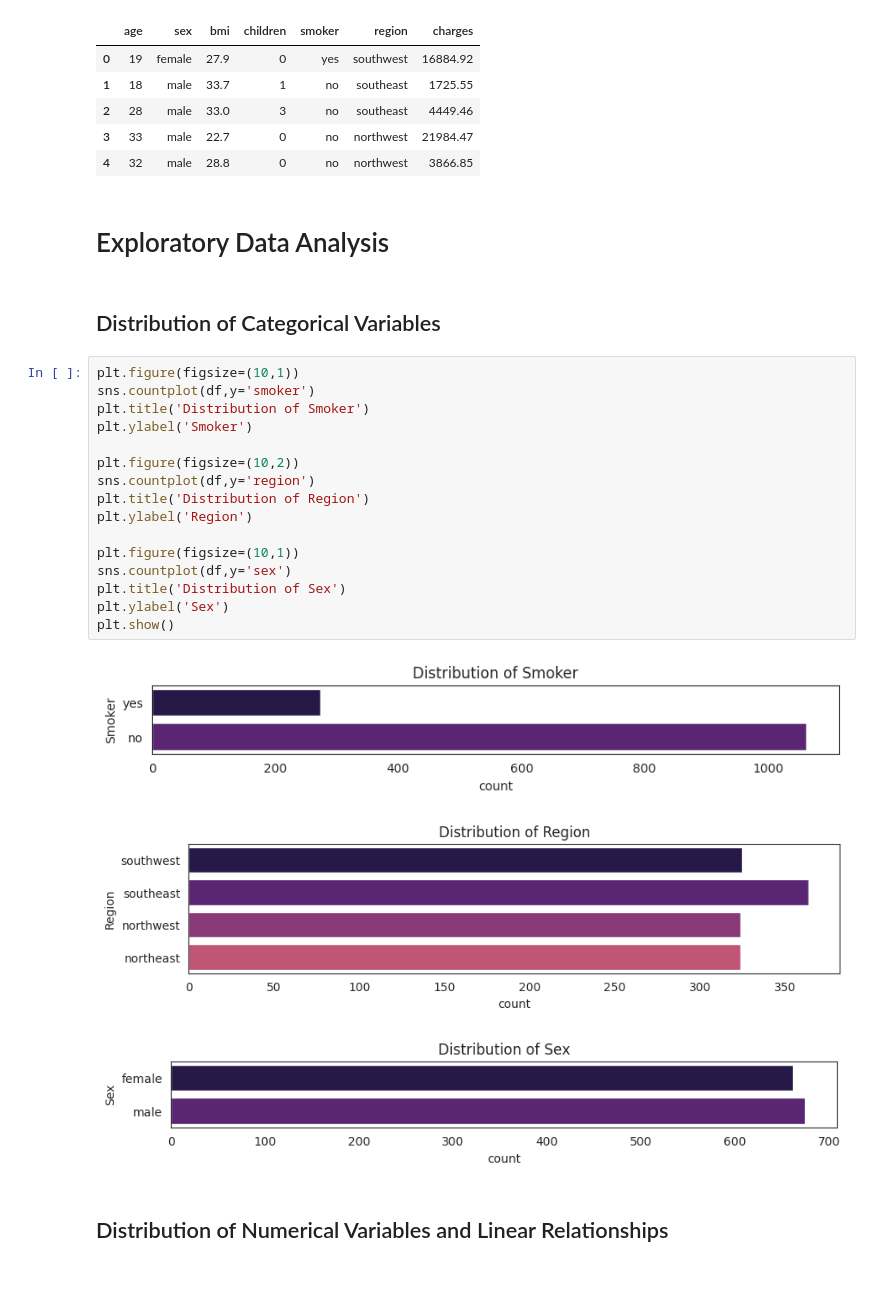
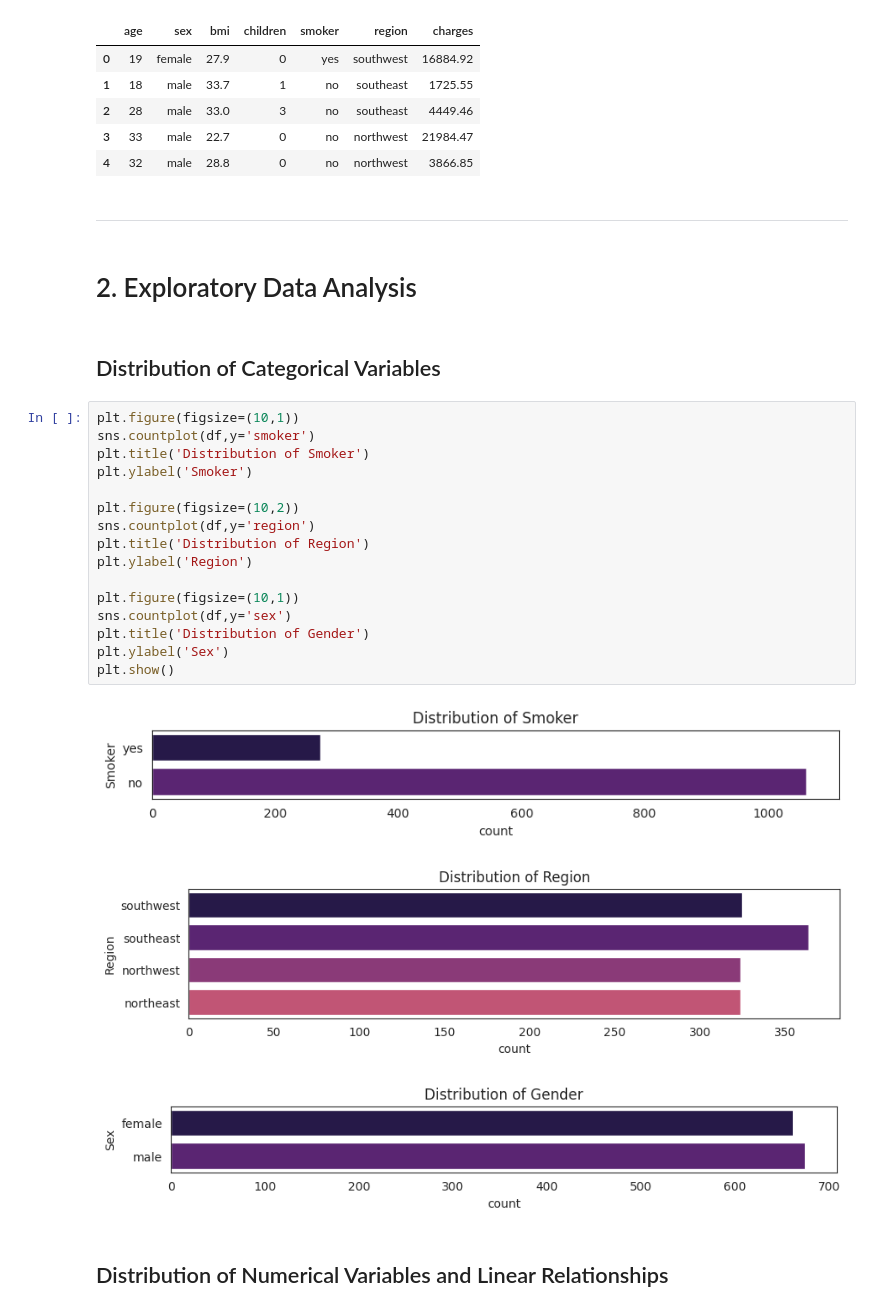
Before and after one commit to Hoale2908/healthcare_insurance, a Jupyter notebook: health-insurance-eda.ipynb, the cells around one changed output. Saved outputs shown, nothing was run; the diff lists cells and outputs as text; blank space fills up the shorter version.

```diff
--- a/health-insurance-eda.ipynb
+++ b/health-insurance-eda.ipynb
@@ -75,30 +82,32 @@ df.head(5)
 | 2 | 28 | male | 33.0 | 3 | no | southeast | 4449.46 |
 | 3 | 33 | male | 22.7 | 0 | no | northwest | 21984.47 |
 | 4 | 32 | male | 28.8 | 0 | no | northwest | 3866.85 |
+# %% [markdown]
+___
 # %% [markdown]
-# Exploratory Data Analysis
+# 2. Exploratory Data Analysis
 # %% [markdown]
 ## Distribution of Categorical Variables
 # %%
 plt.figure(figsize=(10,1))
 sns.countplot(df,y='smoker')
 plt.title('Distribution of Smoker')
 plt.ylabel('Smoker')
 
 plt.figure(figsize=(10,2))
 sns.countplot(df,y='region')
 plt.title('Distribution of Region')
 plt.ylabel('Region')
 
 plt.figure(figsize=(10,1))
 sns.countplot(df,y='sex')
-plt.title('Distribution of Sex')
+plt.title('Distribution of Gender')
 plt.ylabel('Sex')
 plt.show()
 # %% [output]
 [figure]
 [figure]
-[figure, old version]
+[figure, new version]
 # %% [markdown]
 ## Distribution of Numerical Variables and Linear Relationships
 # %%
```
Also changed, not shown: parts of 18 cells of this notebook.
